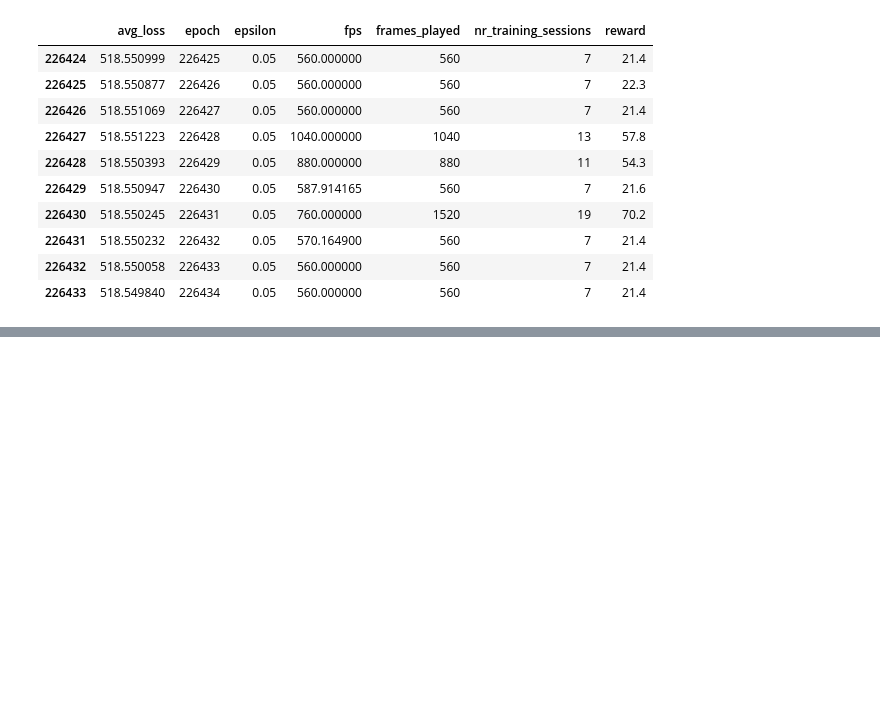
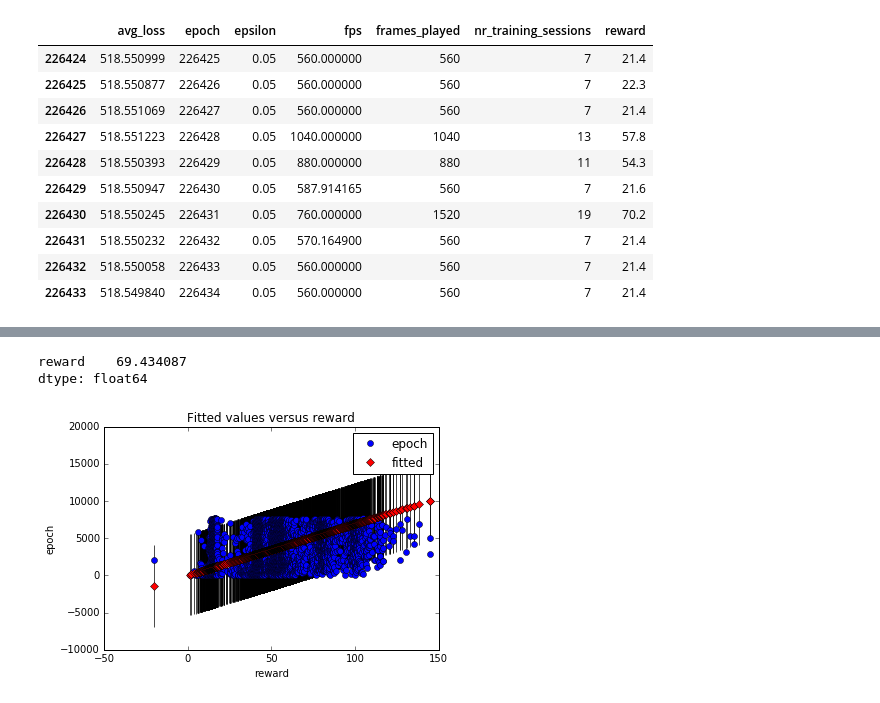
Before and after one commit to PeerM/neslearn_bachelor, a Jupyter notebook: hsa/notebooks/evaluate_v_keras.ipynb, the cells around one changed output, grey strips where cells are left out. Cells and saved outputs as stored; diff of their text form; code cells hidden in the pictures; blank space fills up the shorter version.

```diff
--- a/hsa/notebooks/evaluate_v_keras.ipynb
+++ b/hsa/notebooks/evaluate_v_keras.ipynb
@@ -108,0 +118,4 @@ array([[<matplotlib.axes._subplots.AxesSubplot object at 0x...>,
+# %%
+regression = sm.OLS(from_beginning["epoch"],from_beginning["reward"])
+# %%
+result = regression.fit()
@@ -108,0 +141,9 @@ array([[<matplotlib.axes._subplots.AxesSubplot object at 0x...>,
+# %%
+result.params
+# %% [output]
+reward    69.434087
+dtype: float64
+# %%
+plotfig= sm.graphics.plot_fit(result,0)
+# %% [output]
+[figure, added]
```
Also changed, not shown: parts of 12 cells of this notebook, 1 other file.
